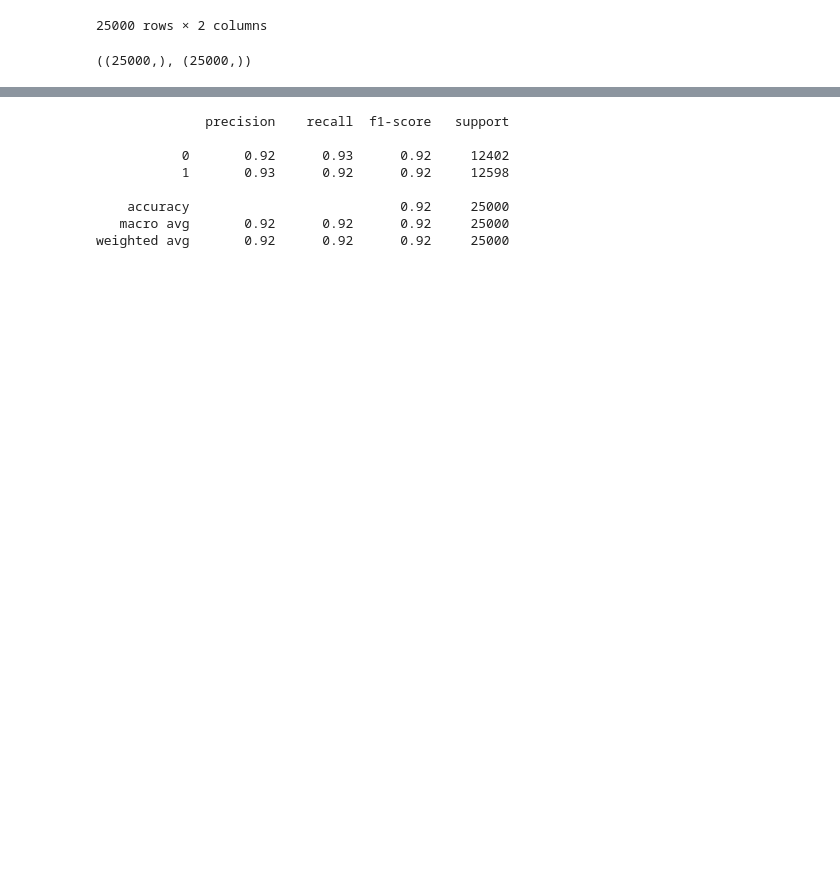
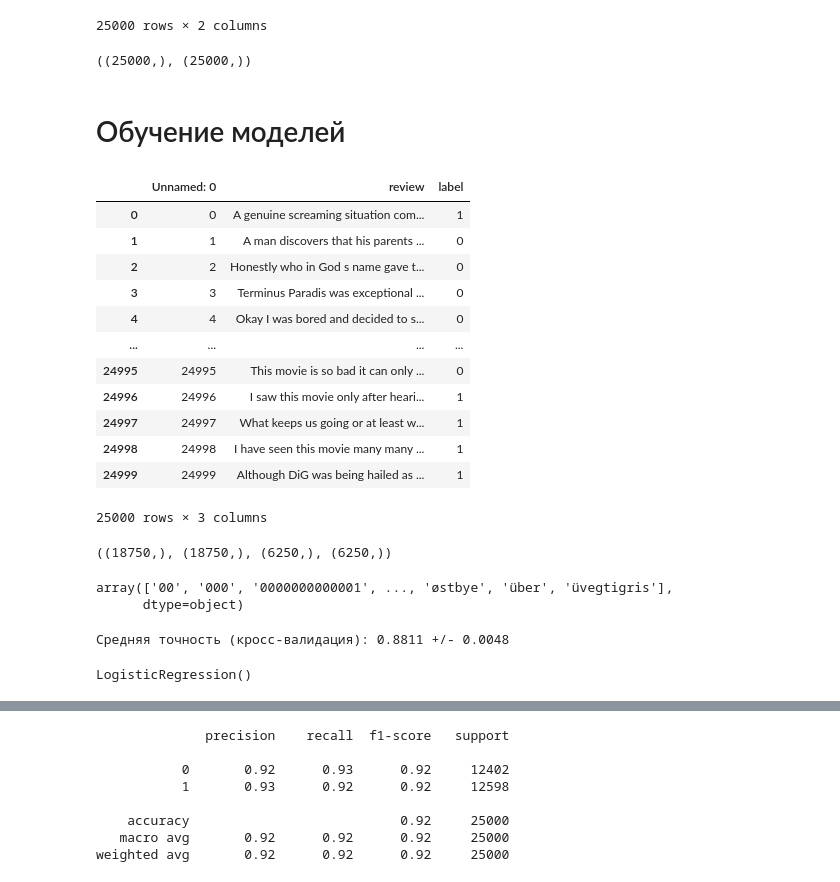
Before and after one commit to DmytryPan/CaseLabChallenge, a Jupyter notebook: Scripts/ClassificationIMDb.ipynb, the cells around one changed output, grey strips where cells are left out. Drawn from its saved outputs; the diff is of its cells as text; code cells hidden in the pictures; blank space fills up the shorter version.

```diff
--- a/Scripts/ClassificationIMDb.ipynb
+++ b/Scripts/ClassificationIMDb.ipynb
@@ -257,0 +268,19 @@ X_Test.shape, Y_Test.shape
+# %% [markdown]
+# Обучение моделей
+# %%
+df_train = pd.read_csv('../dataset/aclImdb/train/movie_data.csv', encoding='UTF-8')
+df_train
+# %% [output]
+|  | Unnamed: 0 | review | label |
+| 0 | 0 | A genuine screaming situation com... | 1 |
+| 1 | 1 | A man discovers that his parents ... | 0 |
+| 2 | 2 | Honestly who in God s name gave t... | 0 |
+| 3 | 3 | Terminus Paradis was exceptional ... | 0 |
+| 4 | 4 | Okay I was bored and decided to s... | 0 |
+| ... | ... | ... | ... |
+| 24995 | 24995 | This movie is so bad it can only ... | 0 |
+| 24996 | 24996 | I saw this movie only after heari... | 1 |
+| 24997 | 24997 | What keeps us going or at least w... | 1 |
+| 24998 | 24998 | I have seen this movie many many ... | 1 |
+| 24999 | 24999 | Although DiG was being hailed as ... | 1 |
+25000 rows × 3 columns
@@ -257,0 +290,4 @@ X_Test.shape, Y_Test.shape
+# %%
+X_train.shape, Y_train.shape, X_test.shape, Y_test.shape
+# %% [output]
+((18750,), (18750,), (6250,), (6250,))
@@ -257,0 +299,14 @@ X_Test.shape, Y_Test.shape
+# %%
+feature_names = tfidf.get_feature_names_out()
+feature_names
+# %% [output]
+array(['00', '000', '0000000000001', ..., 'østbye', 'über', 'üvegtigris'],
+      dtype=object)
+# %%
+lr = LogisticRegression()
+cv_scores = cross_val_score(lr, X_train_tfidf, Y_train, cv=5)
+print(f"Средняя точность (кросс-валидация): {cv_scores.mean():.4f} +/- {cv_scores.std():.4f}")
+lr.fit(X_train_tfidf, Y_train)
+# %% [output]
+Средняя точность (кросс-валидация): 0.8811 +/- 0.0048
+LogisticRegression()
```
Also changed, not shown: parts of 34 cells of this notebook.
